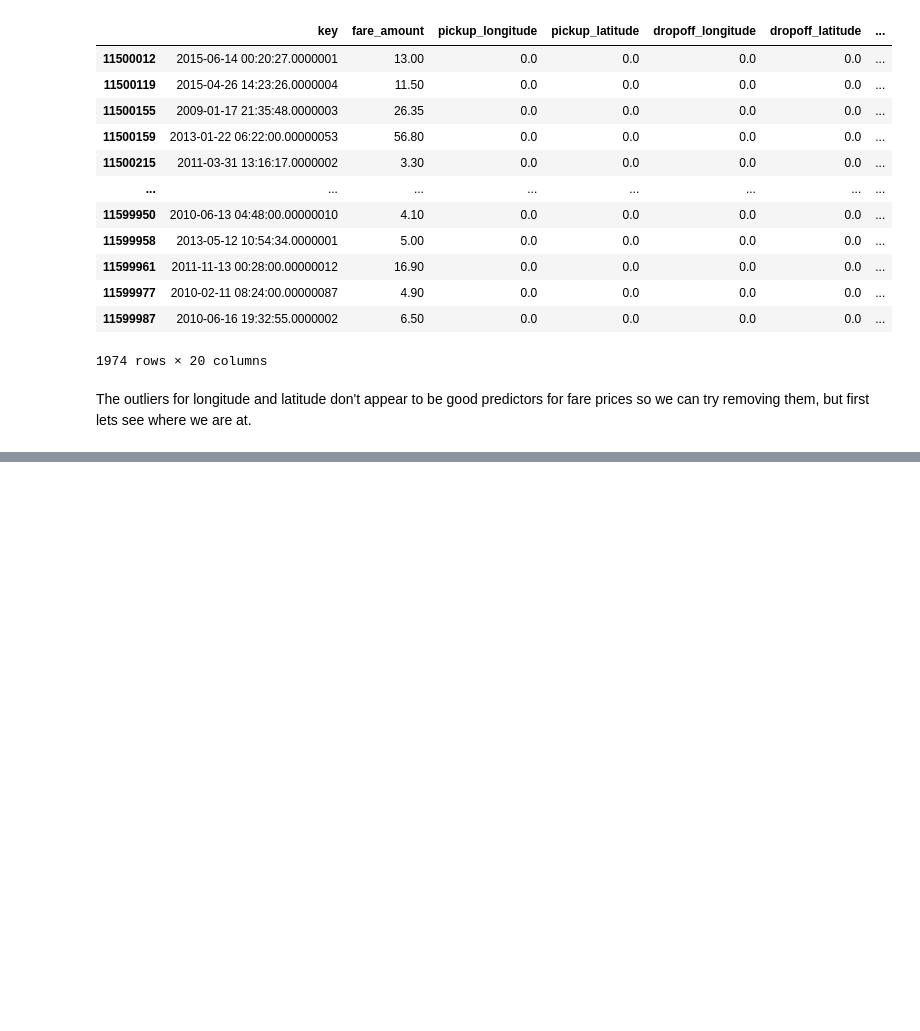
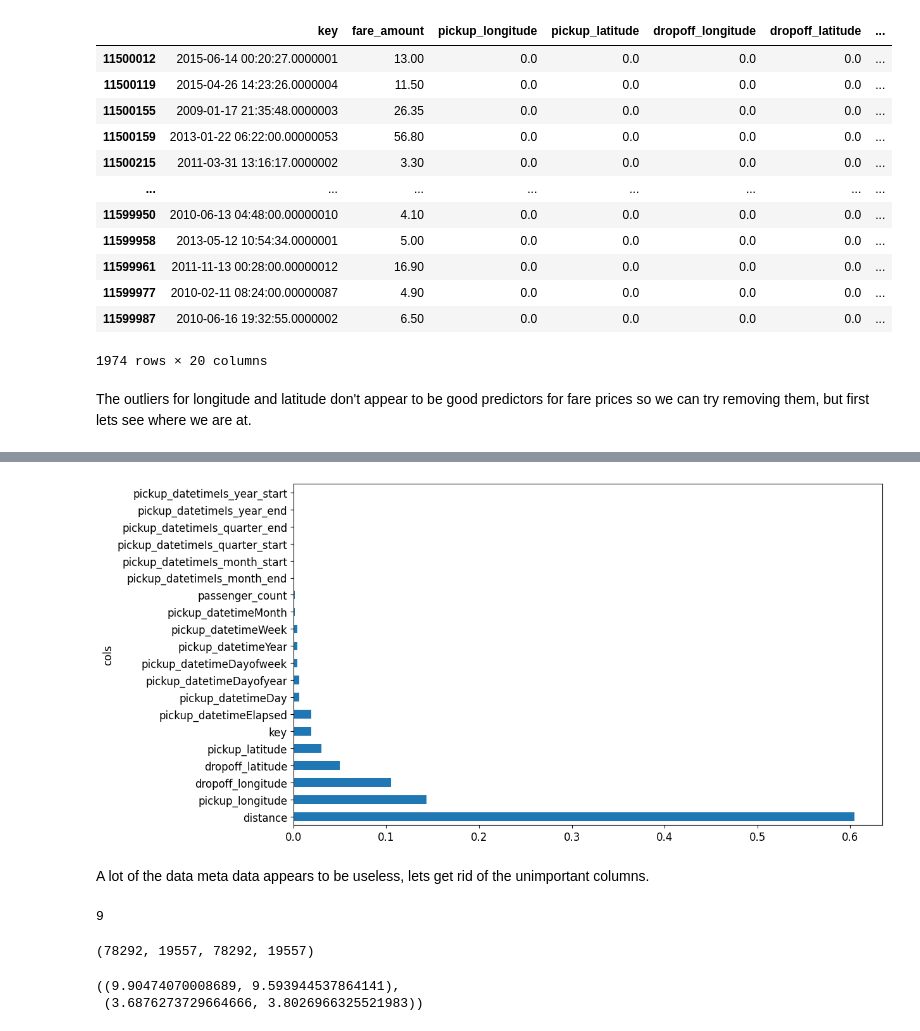
Before and after one commit to loganhartford/taxi_fare, a Jupyter notebook: taxi_fare.ipynb, the cells around one changed output, grey strips where cells are left out. Drawn from its saved outputs; the diff is of its cells as text; code cells hidden in the pictures; blank space fills up the shorter version.

```diff
--- a/taxi_fare.ipynb
+++ b/taxi_fare.ipynb
@@ -647,0 +744,3 @@ To do
+# %%
+rf_m = rf(out_xs, out_y)
+get_metrics(m_base, xs_base, valid_xs_base, y, valid_y), get_metrics(rf_m, out_xs, valid_xs, out_y, valid_y)
@@ -647,0 +830,7 @@ To do
+# %%
+def rf_feat_importance(m, df):
+    return pd.DataFrame({'cols':df.columns, 'imp':m.feature_importances_}
+                       ).sort_values('imp', ascending=False)
+
+fi = rf_feat_importance(rf_m, out_xs)
+fi
@@ -647,0 +855,14 @@ To do
+# %%
+def plot_fi(fi):
+    return fi.plot('cols', 'imp', 'barh', figsize=(12,7), legend=False)
+
+plot_fi(fi);
+# %% [output]
+[figure, added]
+# %% [markdown]
+A lot of the data meta data appears to be useless, lets get rid of the unimportant columns.
+# %%
+to_keep = fi[fi.imp>0.005].cols
+len(to_keep)
+# %% [output]
+9
@@ -647,0 +873,9 @@ To do
+# %%
+len(xs_imp),len(valid_xs_imp),len(out_y),len(out_valid_y),
+# %% [output]
+(78292, 19557, 78292, 19557)
+# %%
+get_metrics(m_base, xs_base, valid_xs_base, y, valid_y), get_metrics(m, xs_imp, valid_xs_imp, out_y, out_valid_y)
+# %% [output]
+((9.90474070008689, 9.593944537864141),
+ (3.6876273729664666, 3.8026966325521983))
```
Also changed, not shown: parts of 42 cells of this notebook.
